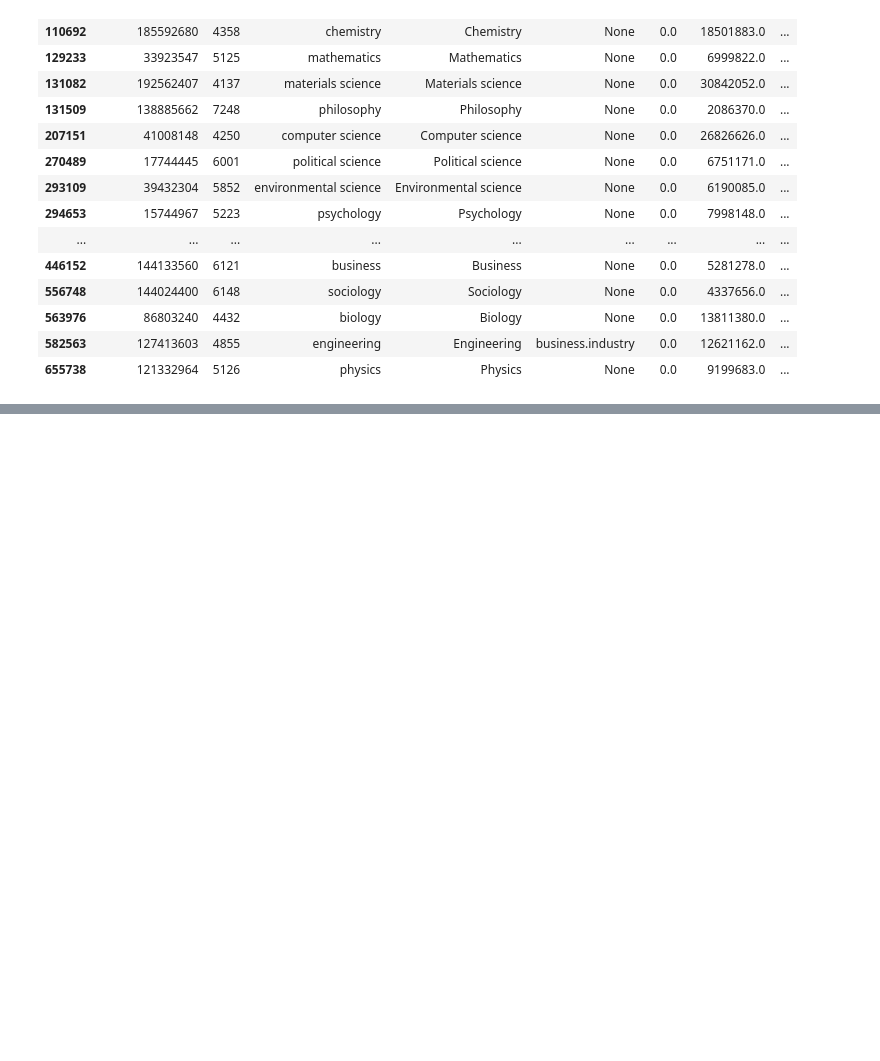
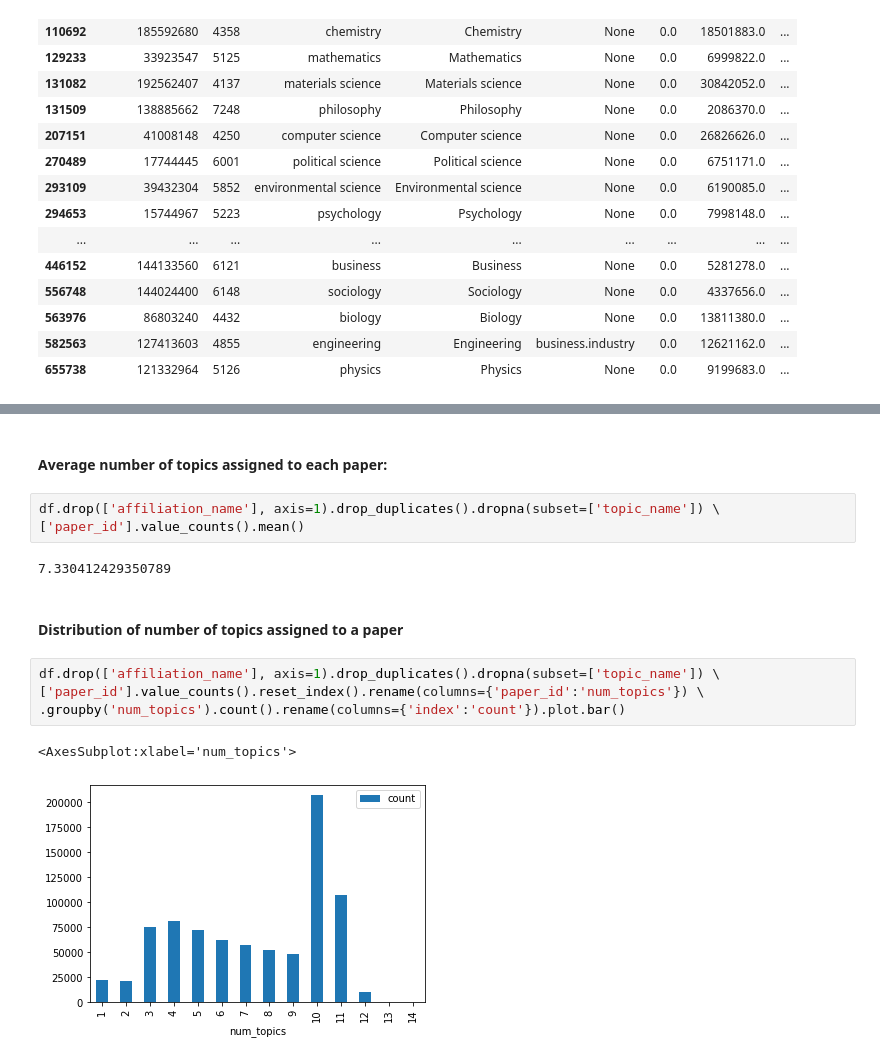
Before and after one commit to jpbarret13/MAG-model-code, a Jupyter notebook: POC/Exploration.ipynb, the cells around one changed output, grey strips where cells are left out. Drawn from its saved outputs; the diff is of its cells as text; blank space fills up the shorter version.

```diff
--- a/POC/Exploration.ipynb
+++ b/POC/Exploration.ipynb
@@ -393,0 +542,16 @@ mag_fields[mag_fields['level']==0.0]
+# %% [markdown]
+#### Average number of topics assigned to each paper:
+# %%
+df.drop(['affiliation_name'], axis=1).drop_duplicates().dropna(subset=['topic_name']) \
+['paper_id'].value_counts().mean()
+# %% [output]
+7.330412429350789
+# %% [markdown]
+#### Distribution of number of topics assigned to a paper
+# %%
+df.drop(['affiliation_name'], axis=1).drop_duplicates().dropna(subset=['topic_name']) \
+['paper_id'].value_counts().reset_index().rename(columns={'paper_id':'num_topics'}) \
+.groupby('num_topics').count().rename(columns={'index':'count'}).plot.bar()
+# %% [output]
+<AxesSubplot:xlabel='num_topics'>
+[figure, added]
```
Also changed, not shown: parts of 65 cells of this notebook, 2 other files.
